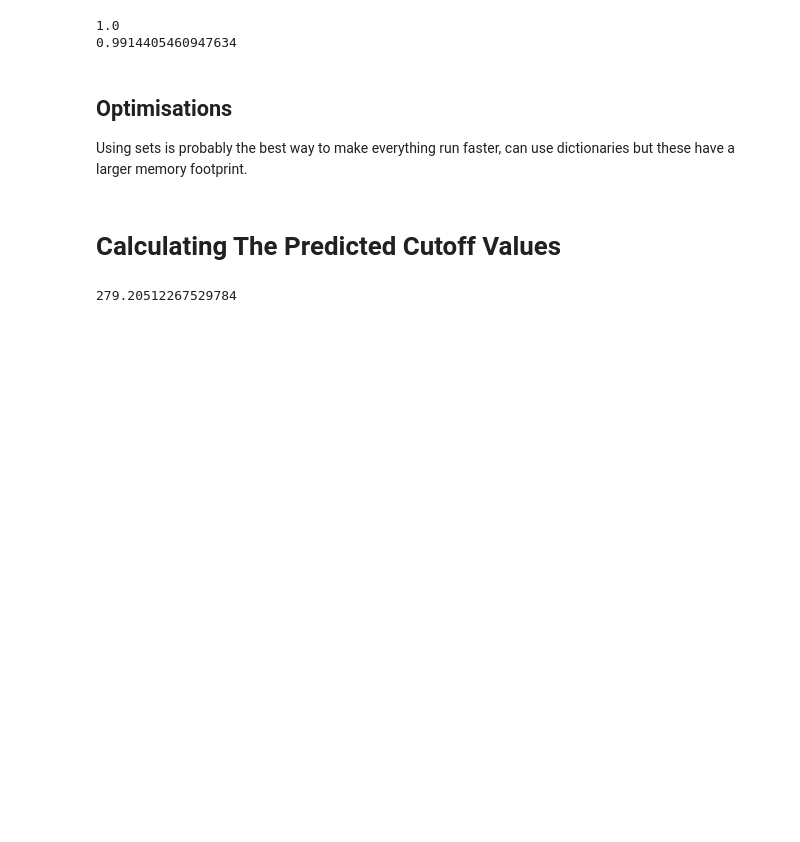
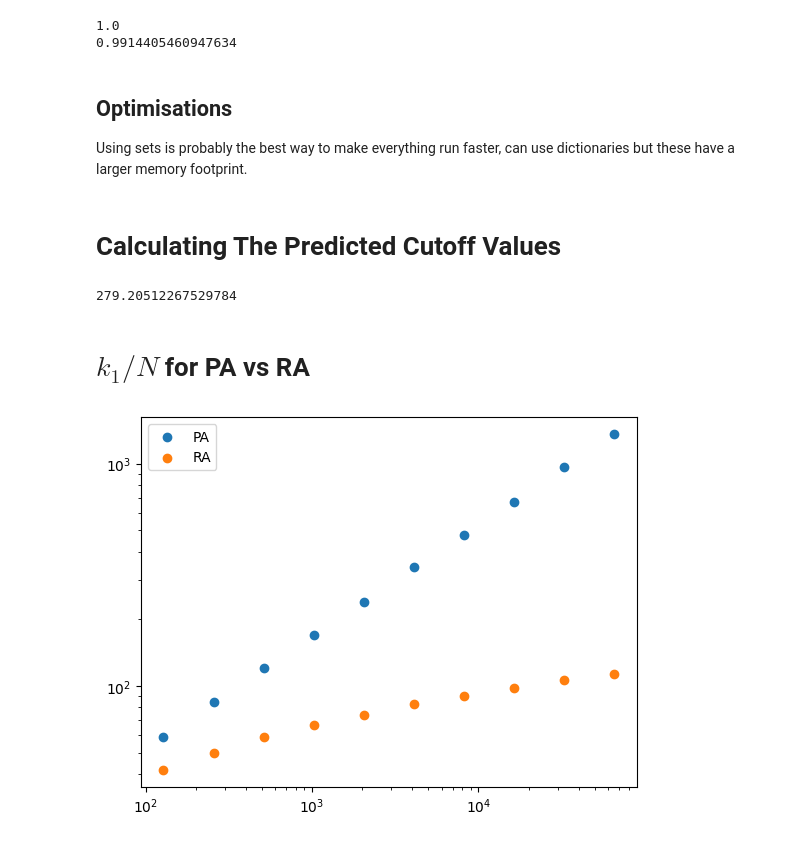
Before and after one commit to bdgrichards/network-models, a Jupyter notebook: temp.ipynb, the cells around one changed output. Cells and saved outputs as stored; diff of their text form; code cells hidden in the pictures; blank space fills up the shorter version.

```diff
--- a/temp.ipynb
+++ b/temp.ipynb
@@ -122,3 +122,5 @@ result = optimize.newton(calc_expected_value, 1.5)
 result
 # %% [output]
 279.20512267529784
+# %% [markdown]
+# $k_1 / N$ for PA vs RA
@@ -124,0 +132,23 @@ result
+# %%
+n_values = [128, 256, 512, 1024, 2048, 4096, 8192, 16384, 32768, 65536]
+
+# import data
+k1_values_p = []
+for n in n_values:
+    with open(data_folder + 'ba_k1' + str('_%d' % n), "rb") as f:
+        data_p = pickle.load(f)
+        k1_values_p.append(np.mean(data_p))
+k1_values_r = []
+for n in n_values:
+    with open(data_folder + 'ra_k1' + str('_%d' % n), "rb") as f:
+        data_r = pickle.load(f)
+        k1_values_r.append(np.mean(data_r))
+# %%
+plt.scatter(n_values, k1_values_p, label='PA')
+plt.scatter(n_values, k1_values_r, label='RA')
+# plt.scatter(n_values, n_values, label='N')
+plt.legend()
+plt.xscale('log')
+plt.yscale('log')
+# %% [output]
+[figure, added]
```
Also changed, not shown: parts of 6 cells of this notebook, 18 other files.
